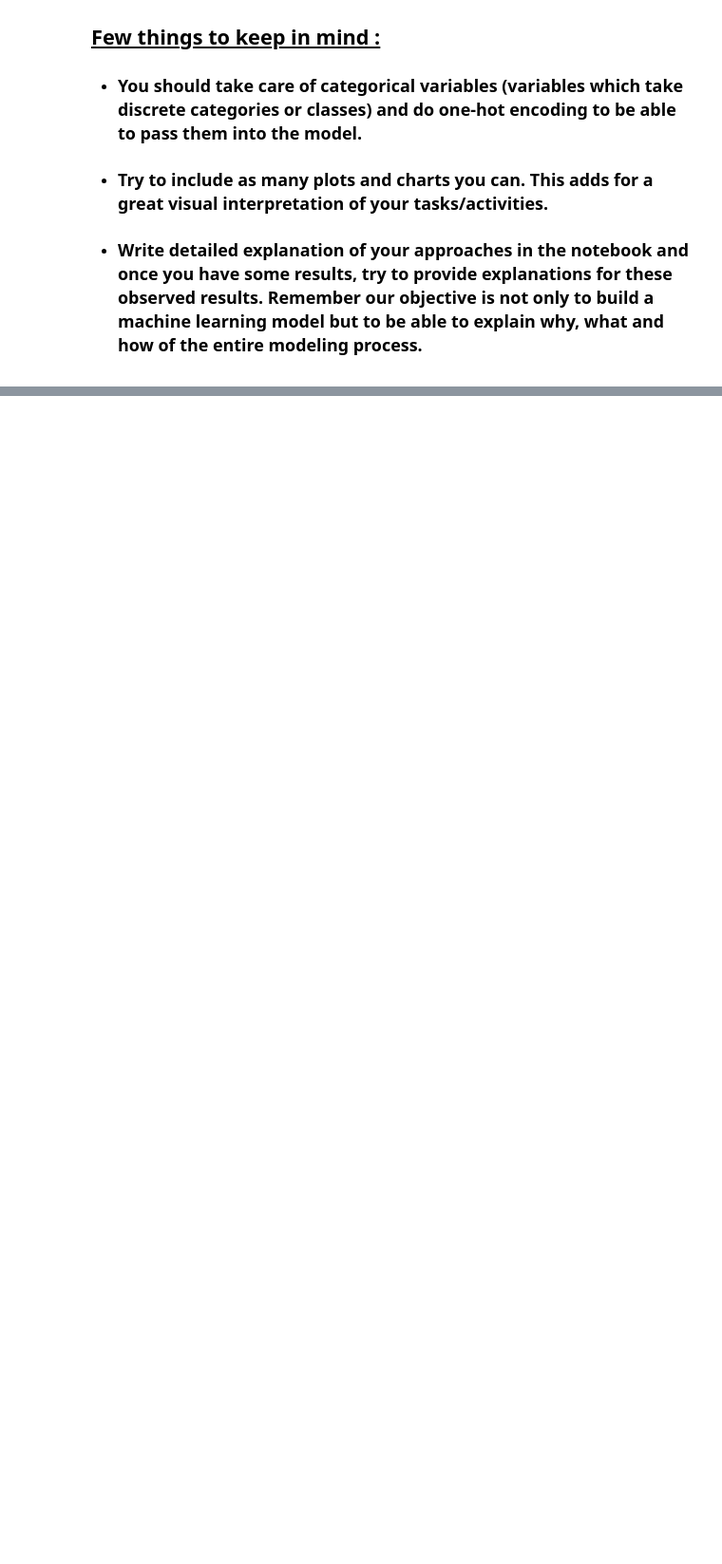
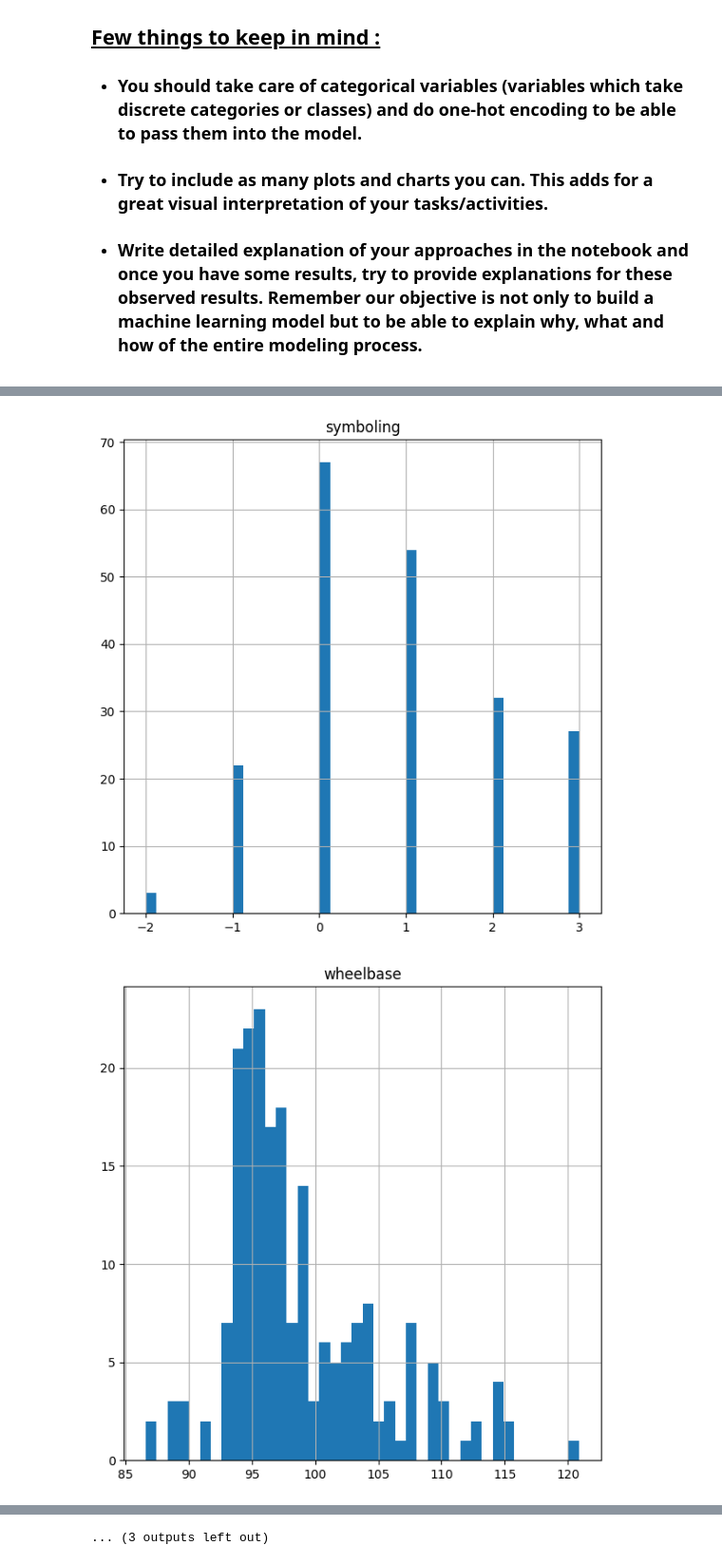
Before and after one commit to syedsajjadaskari/MachineLearning, a Jupyter notebook: Project/Car_dekho_project.ipynb, the cells around one changed output, grey strips where cells are left out. Shown at 95% size. Drawn from its saved outputs; the diff is of its cells as text; code cells hidden in the pictures; blank space fills up the shorter version.

```diff
--- a/Project/Car_dekho_project.ipynb
+++ b/Project/Car_dekho_project.ipynb
@@ -20,0 +117,3 @@ import pandas as pd
+# %%
+numerical_feature = [feature for feature in data.columns if data[feature].dtype != 'O']
+numerical_feature
@@ -20,0 +136,13 @@ import pandas as pd
+# %%
+#plotting the numerical feature
+for col in numerical_feature:
+    fig = plt.figure(figsize=(7,7))
+    #get the current axis
+    ax = fig.gca()
+    featutre = data[col]
+    featutre.hist(bins = 40, ax=ax)
+    ax.set_title(col)
+plt.show()
+# %% [output]
+[figure, added]
+[figure, added]
@@ -20,0 +159 @@ import pandas as pd
+... (3 outputs left out)
```
Also changed, not shown: parts of 23 cells of this notebook.
